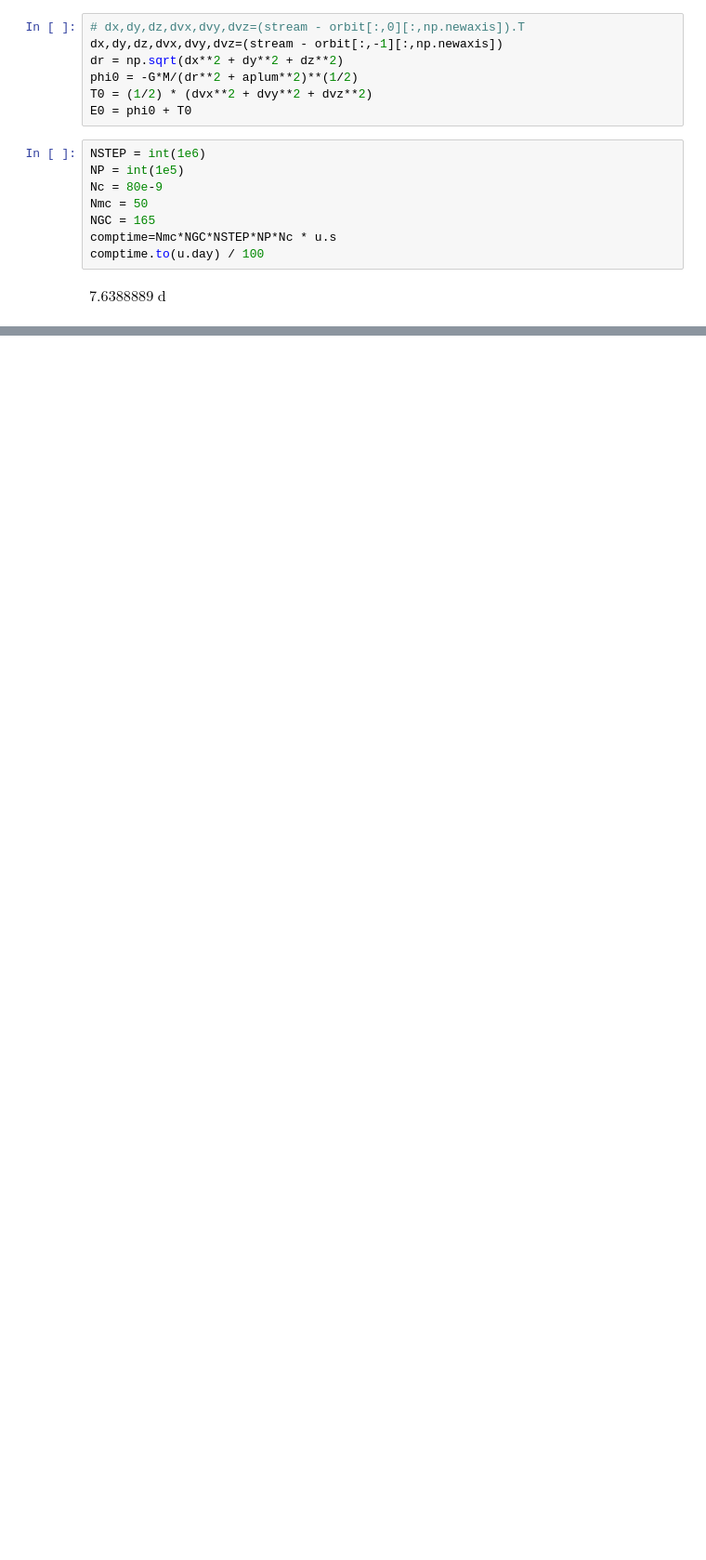
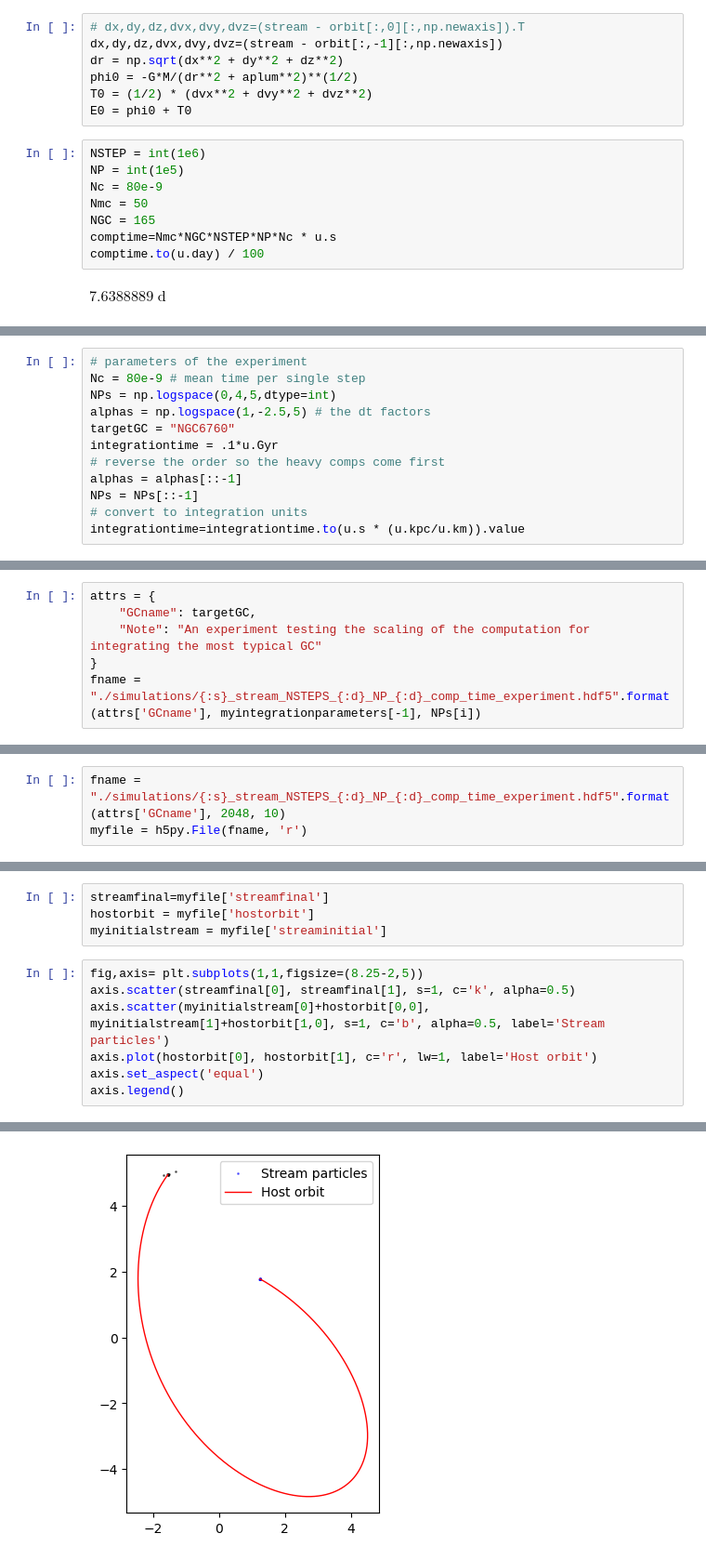
Before and after one commit to salvatore-ferrone/phd-thesis-ferrone, a Jupyter notebook: demos/numericalError/stream_stability.ipynb, the cells around one changed output, grey strips where cells are left out. Shown at 93% size. Drawn from its saved outputs; the diff is of its cells as text; blank space fills up the shorter version.

```diff
--- a/demos/numericalError/stream_stability.ipynb
+++ b/demos/numericalError/stream_stability.ipynb
@@ -89,0 +95,12 @@ axis.set_aspect('equal')
+# %%
+# parameters of the experiment
+Nc = 80e-9 # mean time per single step
+NPs = np.logspace(0,4,5,dtype=int)
+alphas = np.logspace(1,-2.5,5) # the dt factors
+targetGC = "NGC6760"
+integrationtime = .1*u.Gyr
+# reverse the order so the heavy comps come first
+alphas = alphas[::-1]
+NPs = NPs[::-1]
+# convert to integration units
+integrationtime=integrationtime.to(u.s * (u.kpc/u.km)).value
@@ -89,0 +152,6 @@ axis.set_aspect('equal')
+# %%
+attrs = {
+    "GCname": targetGC,
+    "Note": "An experiment testing the scaling of the computation for integrating the most typical GC"
+}
+fname = "./simulations/{:s}_stream_NSTEPS_{:d}_NP_{:d}_comp_time_experiment.hdf5".format(attrs['GCname'], myintegrationparameters[-1], NPs[i])
@@ -89,0 +179,3 @@ axis.set_aspect('equal')
+# %%
+fname = "./simulations/{:s}_stream_NSTEPS_{:d}_NP_{:d}_comp_time_experiment.hdf5".format(attrs['GCname'], 2048, 10)
+myfile = h5py.File(fname, 'r')
@@ -89,0 +188,12 @@ axis.set_aspect('equal')
+# %%
+streamfinal=myfile['streamfinal']
+hostorbit = myfile['hostorbit']
+myinitialstream = myfile['streaminitial']
+# %%
+fig,axis= plt.subplots(1,1,figsize=(8.25-2,5))
+axis.scatter(streamfinal[0], streamfinal[1], s=1, c='k', alpha=0.5)
+axis.scatter(myinitialstream[0]+hostorbit[0,0], myinitialstream[1]+hostorbit[1,0], s=1, c='b', alpha=0.5, label='Stream particles')
+axis.plot(hostorbit[0], hostorbit[1], c='r', lw=1, label='Host orbit')
+axis.set_aspect('equal')
+axis.legend()
+# %% [output]
@@ -89,0 +201 @@ axis.set_aspect('equal')
+[figure, added]
```
Also changed, not shown: parts of 22 cells of this notebook, 1 other file.
